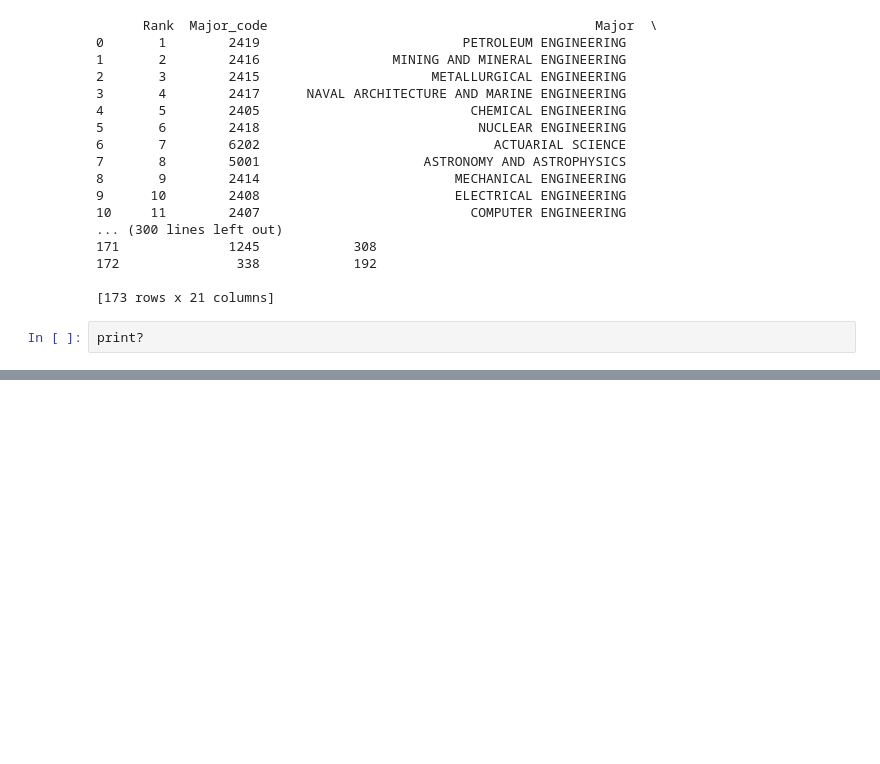
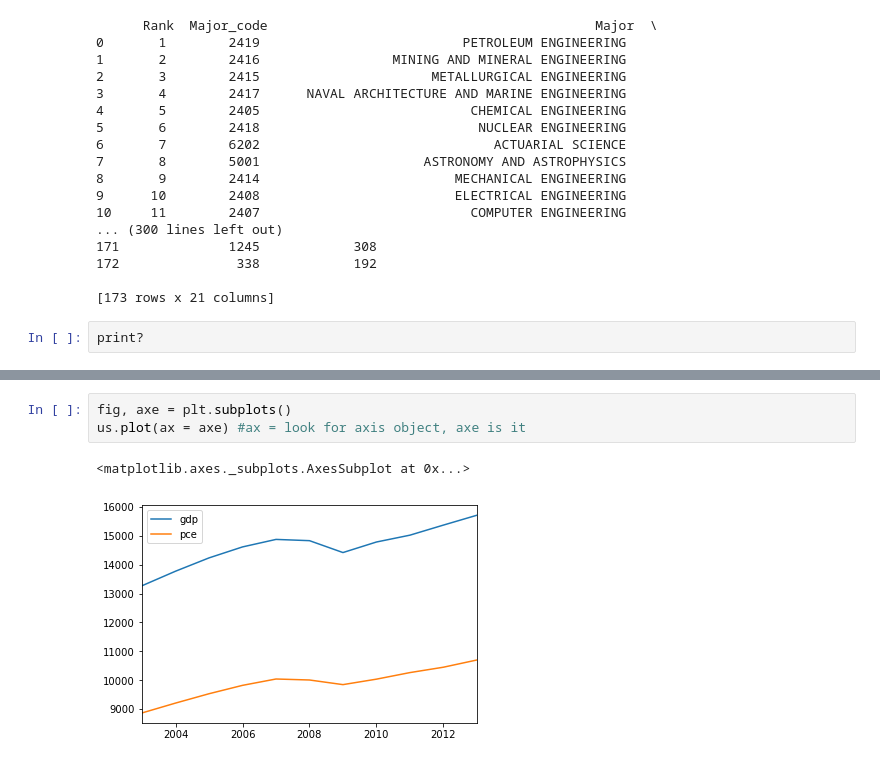
Before and after one commit to missyalienn/nyuDataBootcamp, a Jupyter notebook: bootcamp_sandbox.ipynb, the cells around one changed output, grey strips where cells are left out. Cells and saved outputs as stored; diff of their text form; blank space fills up the shorter version.

```diff
--- a/bootcamp_sandbox.ipynb
+++ b/bootcamp_sandbox.ipynb
@@ -72,0 +99,6 @@ Date
+# %%
+fig, axe = plt.subplots()
+us.plot(ax = axe) #ax = look for axis object, axe is it
+# %% [output]
+<matplotlib.axes._subplots.AxesSubplot at 0x...>
+[figure, added]
```
Also changed, not shown: parts of 5 cells of this notebook.
